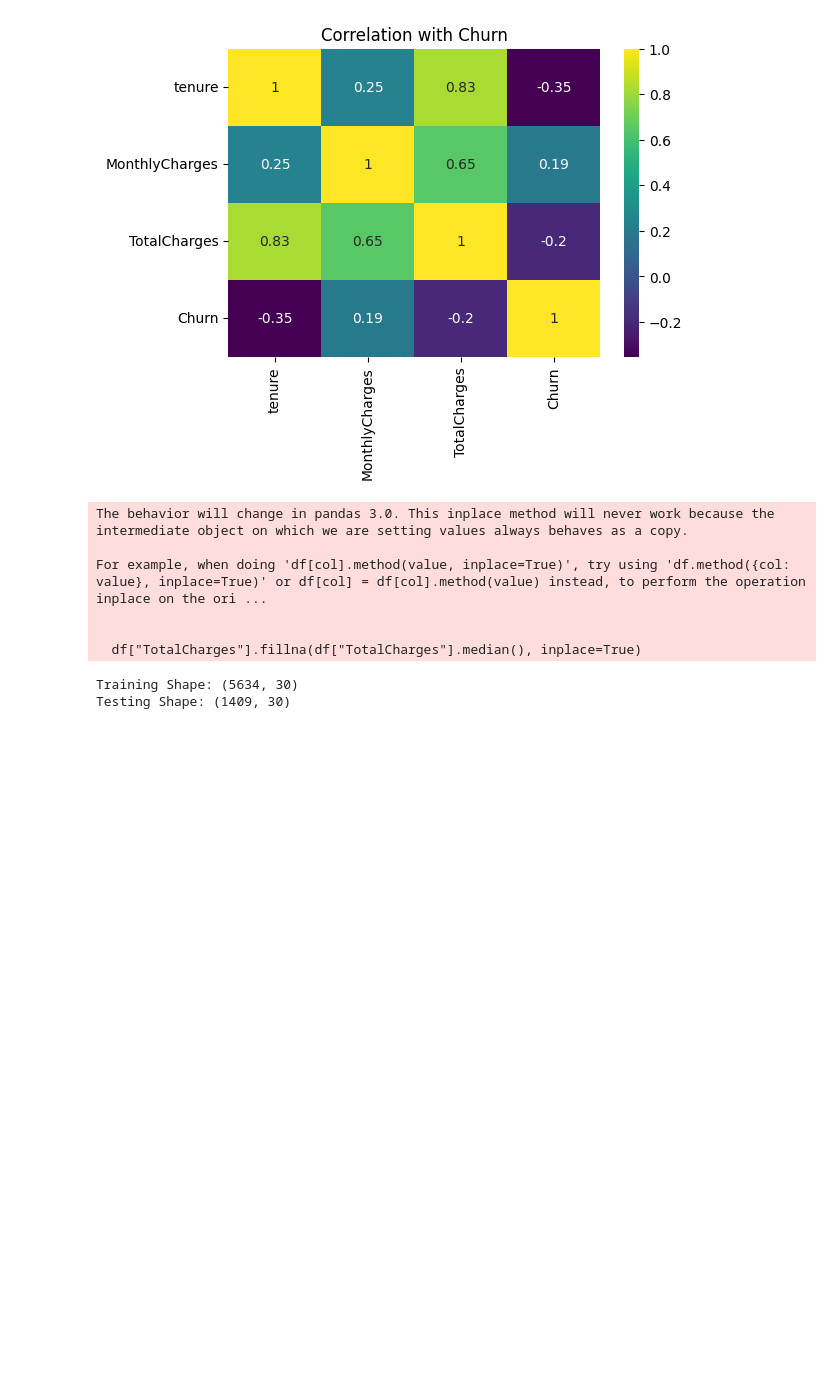
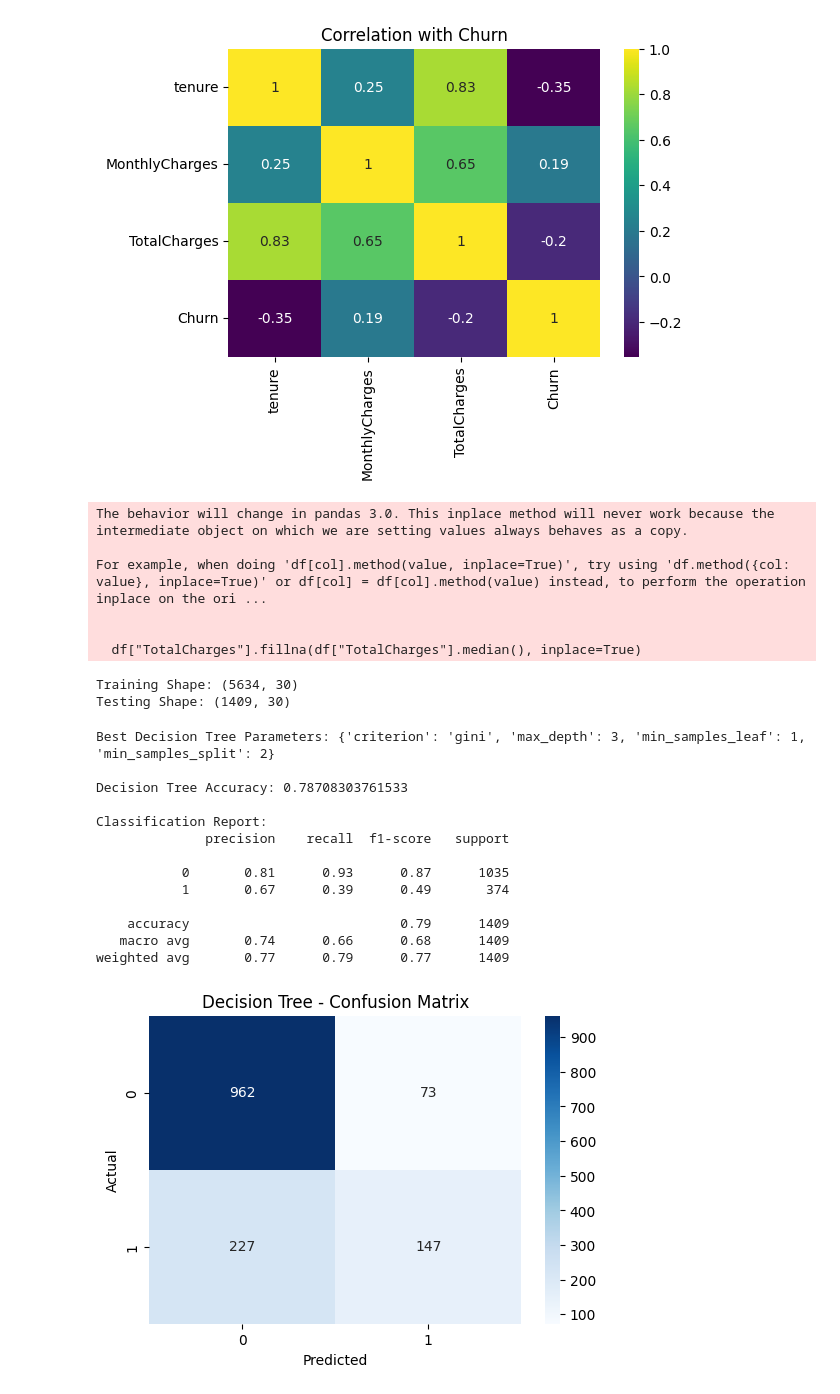
Before and after one commit to Hasindu123e/Churn-data-prediction, a Jupyter notebook: churn__data_Prediction.ipynb, the cells around one changed output. Drawn from its saved outputs; the diff is of its cells as text; code cells hidden in the pictures; blank space fills up the shorter version.

Commit message:
training the model using decision trees and neural networks

```diff
--- a/churn__data_Prediction.ipynb
+++ b/churn__data_Prediction.ipynb
@@ -157,3 +157,83 @@ print("Testing Shape:", x_test.shape)
 # %% [output]
 Training Shape: (5634, 30)
 Testing Shape: (1409, 30)
+# %%
+
+#DECISION TREE CLASSIFIER
+
+
+from sklearn.tree import DecisionTreeClassifier
+from sklearn.metrics import accuracy_score, classification_report, confusion_matrix
+from sklearn.model_selection import GridSearchCV
+import seaborn as sns
+import matplotlib.pyplot as plt
+
+
+# 1. Hyperparameter Tuning
+
+
+dt_params = {
+    "criterion": ["gini", "entropy"],
+    "max_depth": [3, 5, 7, 9, None],
+    "min_samples_split": [2, 5, 10],
+    "min_samples_leaf": [1, 2, 4]
+}
+
+dt = DecisionTreeClassifier(random_state=42)
+
+grid_dt = GridSearchCV(
+    estimator=dt,
+    param_grid=dt_params,
+    cv=5,
+    scoring="accuracy",
+    n_jobs=-1
+)
+
+grid_dt.fit(x_train, y_train)
+
+print("Best Decision Tree Parameters:", grid_dt.best_params_)
+
+best_dt = grid_dt.best_estimator_
+
+
+# 2. Model Prediction
+
+
+dt_pred = best_dt.predict(x_test)
+
+
+
+# 3. Evaluation Metrics
+
+
+dt_accuracy = accuracy_score(y_test, dt_pred)
+print("\nDecision Tree Accuracy:", dt_accuracy)
+
+print("\nClassification Report:")
+print(classification_report(y_test, dt_pred))
+
+# 4. Confusion Matrix
+
+
+plt.figure(figsize=(6,4))
+sns.heatmap(confusion_matrix(y_test, dt_pred),
+            annot=True, fmt="d", cmap="Blues")
+plt.title("Decision Tree - Confusion Matrix")
+plt.xlabel("Predicted")
+plt.ylabel("Actual")
+plt.show()
+# %% [output]
+Best Decision Tree Parameters: {'criterion': 'gini', 'max_depth': 3, 'min_samples_leaf': 1, 'min_samples_split': 2}
+
+Decision Tree Accuracy: 0.78708303761533
+
+Classification Report:
+              precision    recall  f1-score   support
+
+           0       0.81      0.93      0.87      1035
+           1       0.67      0.39      0.49       374
+
+    accuracy                           0.79      1409
+   macro avg       0.74      0.66      0.68      1409
+weighted avg       0.77      0.79      0.77      1409
+[figure, added]
```
Also changed, not shown: parts of 4 cells of this notebook.
